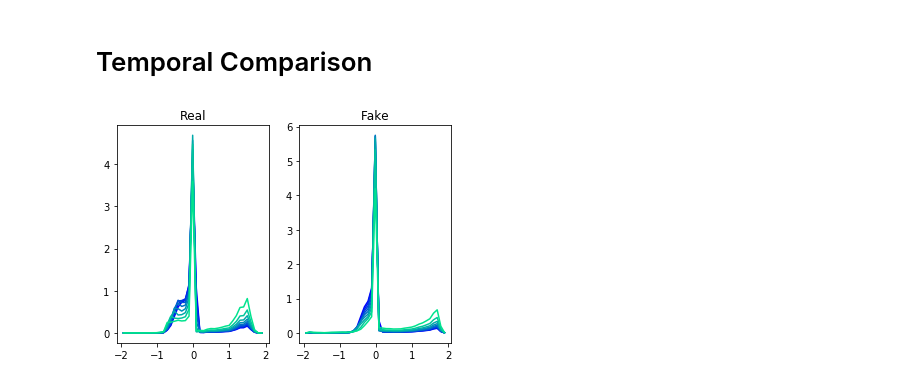
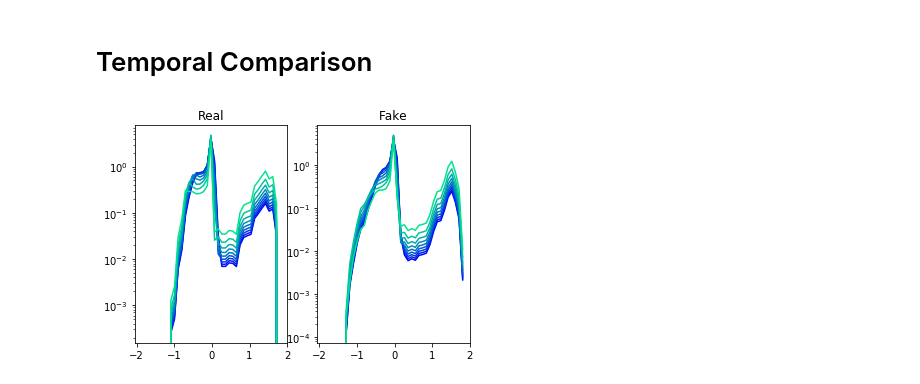
Before and after one commit to nperraud/darkmattergan, a Jupyter notebook: JR_Scripts/model_viewer_4ta.ipynb, the cells around one changed output. Cells and saved outputs as stored; diff of their text form; code cells hidden in the pictures.

```diff
--- a/JR_Scripts/model_viewer_4ta.ipynb
+++ b/JR_Scripts/model_viewer_4ta.ipynb
@@ -317,18 +317,20 @@ diffs_f = data_f[1:] - data_f[:-1]
 # %%
 _, bins = np.histogram(np.vstack((diffs_r, diffs_f)), bins='doane')
 a = (bins[1:] + bins[:-1]) / 2
 plt.subplot(1,2,1)
+plt.yscale("log")
 plt.title("Real")
 for i in range(10-1):
     hist_dr = np.histogram(diffs_r[i:10:], density=True, bins=bins)
     plt.plot(a, hist_dr[0], '-', c=cmap[i])
 plt.subplot(1,2,2)
+plt.yscale("log")
 plt.title("Fake")
 for i in range(10-1):
     hist_df = np.histogram(diffs_f[i:10:], density=True, bins=bins)
     plt.plot(a, hist_df[0], '-', c=cmap[i])
 # %% [output]
-[figure, old version]
+[figure, new version]
 # %%
 for t in range(10-1):
     plt.figure()
```
Also changed, not shown: parts of 6 cells of this notebook.
